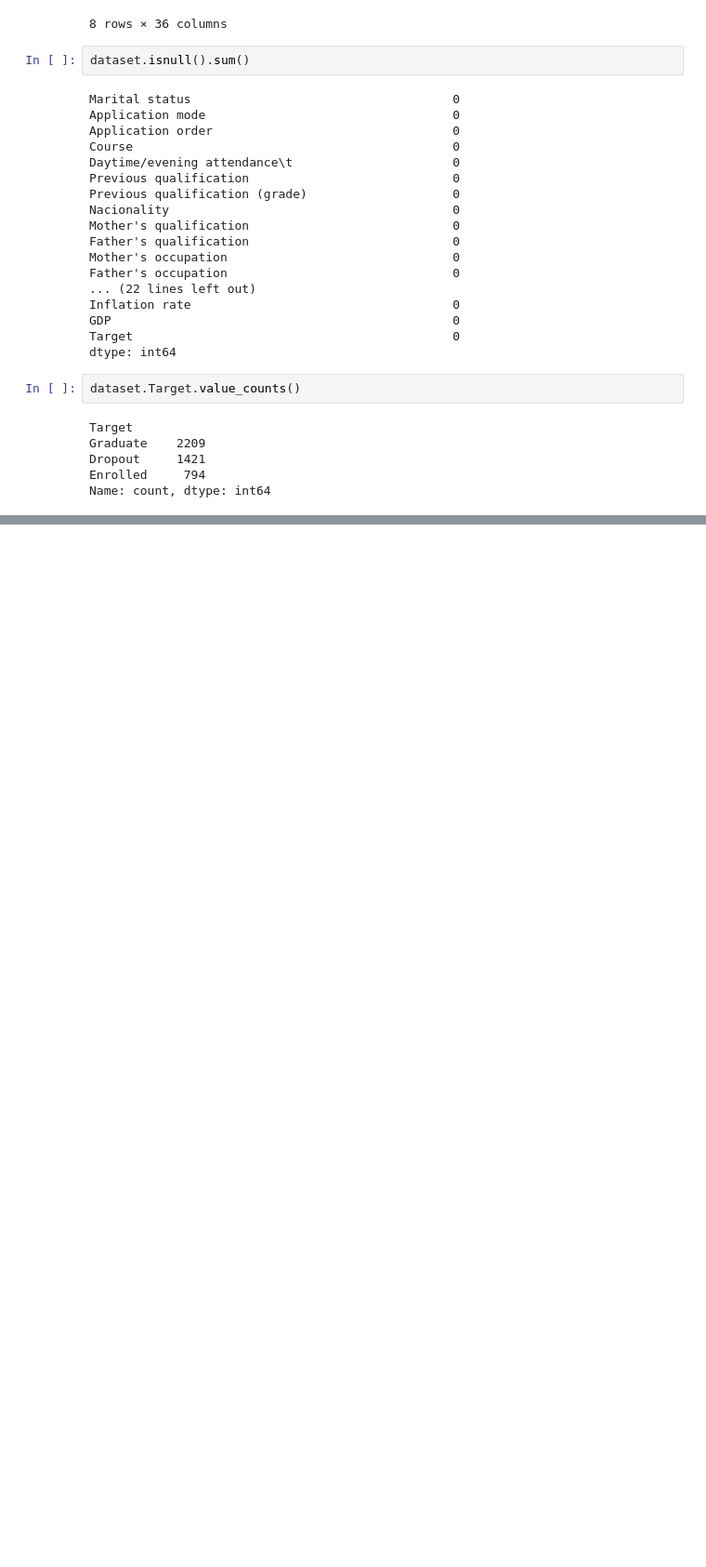
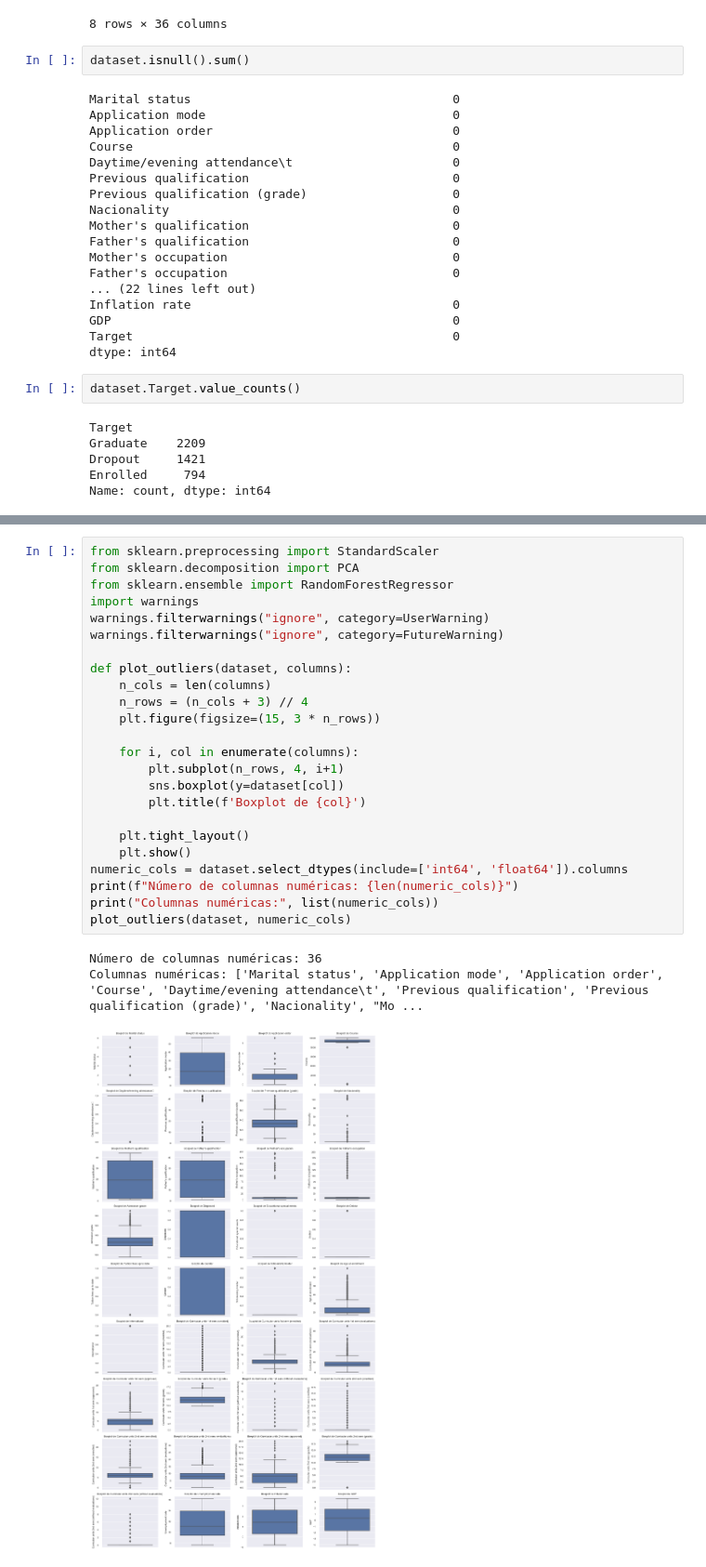
Before and after one commit to MariaClara091/jbook_mlproyect, a Jupyter notebook: _sources/Prueba.ipynb, the cells around one changed output, grey strips where cells are left out. Shown at 93% size. Drawn from its saved outputs; the diff is of its cells as text; blank space fills up the shorter version.

```diff
--- a/_sources/Prueba.ipynb
+++ b/_sources/Prueba.ipynb
@@ -84,0 +112,28 @@ Name: count, dtype: int64
+# %%
+from sklearn.preprocessing import StandardScaler
+from sklearn.decomposition import PCA
+from sklearn.ensemble import RandomForestRegressor
+import warnings
+warnings.filterwarnings("ignore", category=UserWarning)
+warnings.filterwarnings("ignore", category=FutureWarning)
+
+def plot_outliers(dataset, columns):
+    n_cols = len(columns)
+    n_rows = (n_cols + 3) // 4
+    plt.figure(figsize=(15, 3 * n_rows))
+
+    for i, col in enumerate(columns):
+        plt.subplot(n_rows, 4, i+1)
+        sns.boxplot(y=dataset[col])
+        plt.title(f'Boxplot de {col}')
+
+    plt.tight_layout()
+    plt.show()
+numeric_cols = dataset.select_dtypes(include=['int64', 'float64']).columns
+print(f"Número de columnas numéricas: {len(numeric_cols)}")
+print("Columnas numéricas:", list(numeric_cols))
+plot_outliers(dataset, numeric_cols)
+# %% [output]
+Número de columnas numéricas: 36
+Columnas numéricas: ['Marital status', 'Application mode', 'Application order', 'Course', 'Daytime/evening attendance\t', 'Previous qualification', 'Previous qualification (grade)', 'Nacionality', "Mo ...
+[figure, added]
```
Also changed, not shown: parts of 16 cells of this notebook, 23 other files.
